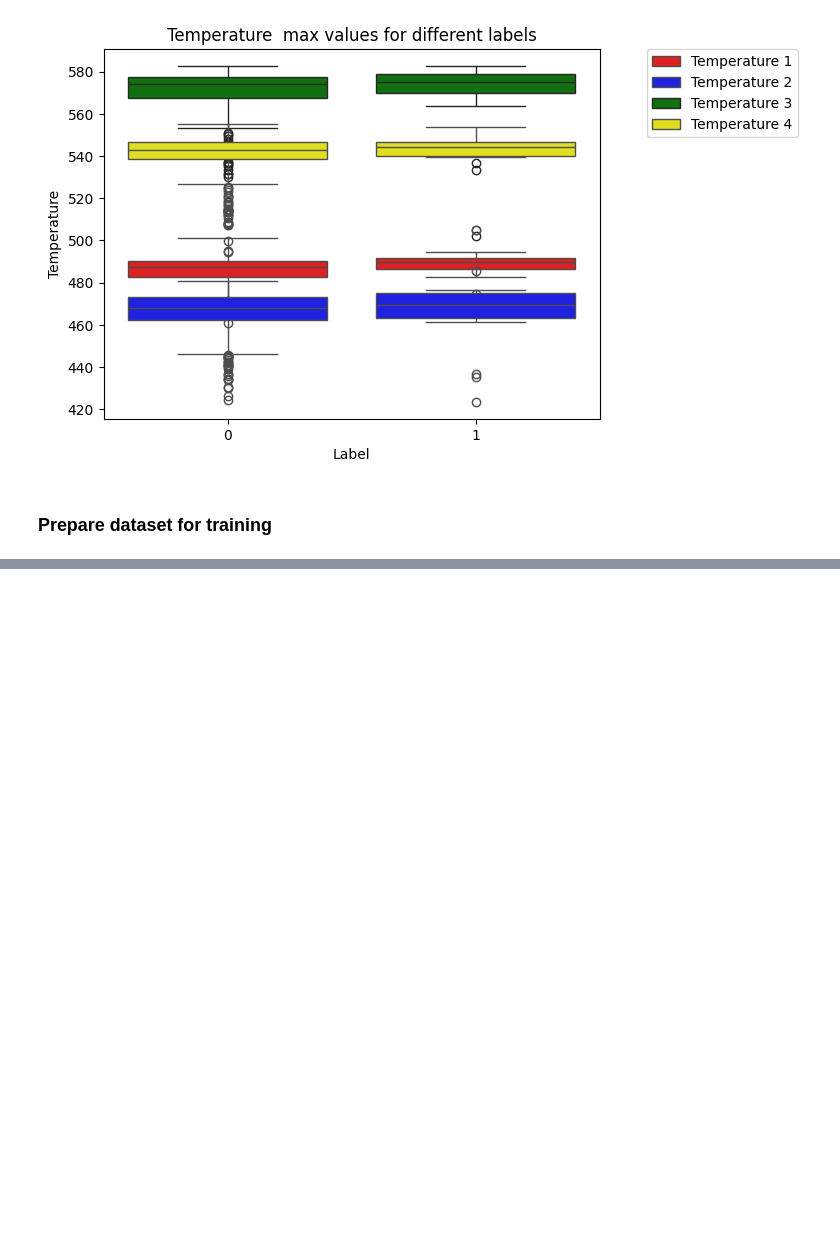
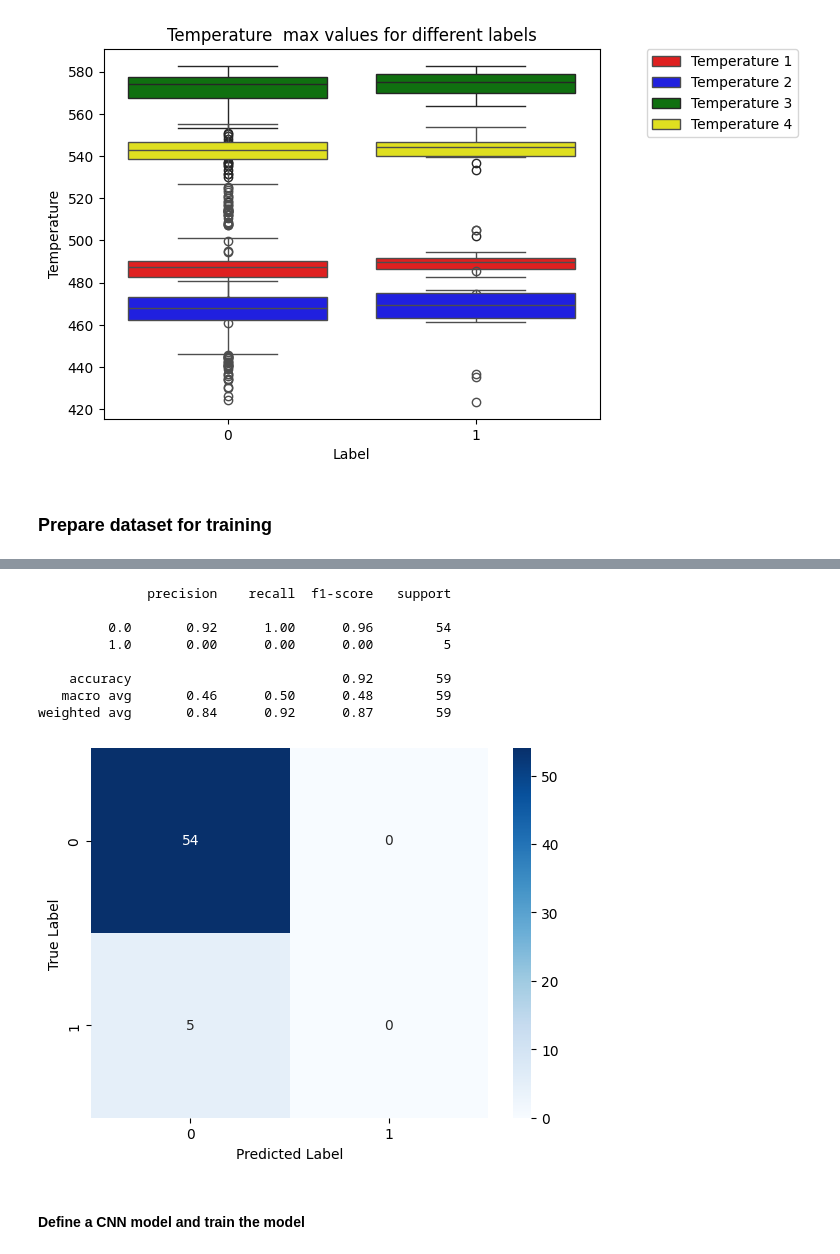
Before and after one commit to 7Mcking/TVaritAssignment, a Jupyter notebook: Assignment.ipynb, the cells around one changed output, grey strips where cells are left out. Drawn from its saved outputs; the diff is of its cells as text; code cells hidden in the pictures; blank space fills up the shorter version.

```diff
--- a/Assignment.ipynb
+++ b/Assignment.ipynb
@@ -280,0 +213,7 @@ faulty_parts_df.head()
+# %%
+# Parameters
+# Convert DataFrame to numpy array
+data = grouped_df.values
+window_size = 5
+batch_size = 32
+shuffle_buffer = 1000
@@ -280,0 +237,13 @@ faulty_parts_df.head()
+# %%
+model = Sequential([
+    LSTM(50, return_sequences=True,input_shape=(window_size, data.shape[1] - 1)),
+    LSTM(20),
+    Dense(1, activation='sigmoid')  # Assuming binary classification
+])
+
+model.compile(optimizer='adam', loss='binary_crossentropy', metrics=['accuracy'])
+
+# Train the model
+hist1 = model.fit(train_dataset, epochs=50, validation_data=test_dataset, callbacks=[tf.keras.callbacks.LearningRateScheduler(scheduler)])
+
+hist2 = model.fit(train_dataset, epochs=50, validation_data=test_dataset)
@@ -280,0 +331,2 @@ faulty_parts_df.head()
+# %%
+predictions = model.predict(test_dataset)
@@ -280,0 +335,23 @@ faulty_parts_df.head()
+# %%
+# Convert the predictions to binary
+predictions = (predictions > 0.5).astype(int)
+
+# Get the true labels
+true_labels = np.array([label for _, label in test_dataset.unbatch()])
+
+# Print the classification report
+print(classification_report(true_labels, predictions))
+
+plot_confusion_matrix(predictions, true_labels)
+# %% [output]
+              precision    recall  f1-score   support
+
+         0.0       0.92      1.00      0.96        54
+         1.0       0.00      0.00      0.00         5
+
+    accuracy                           0.92        59
+   macro avg       0.46      0.50      0.48        59
+weighted avg       0.84      0.92      0.87        59
+[figure, added]
+# %% [markdown]
+#### Define a CNN model and train the model
```
Also changed, not shown: parts of 52 cells of this notebook.
